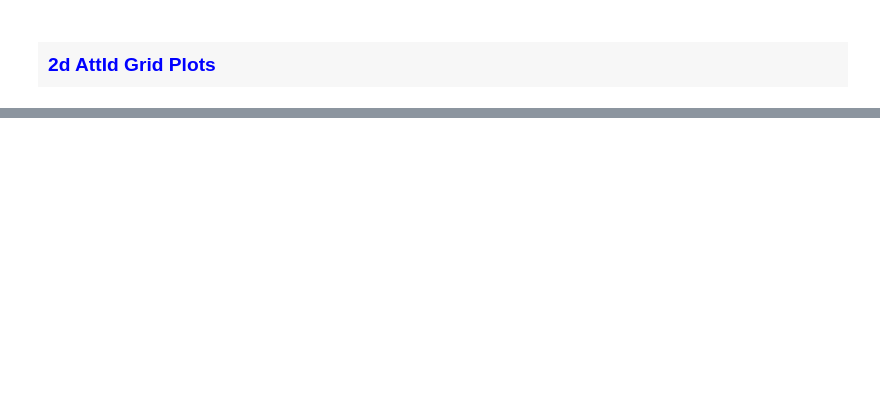
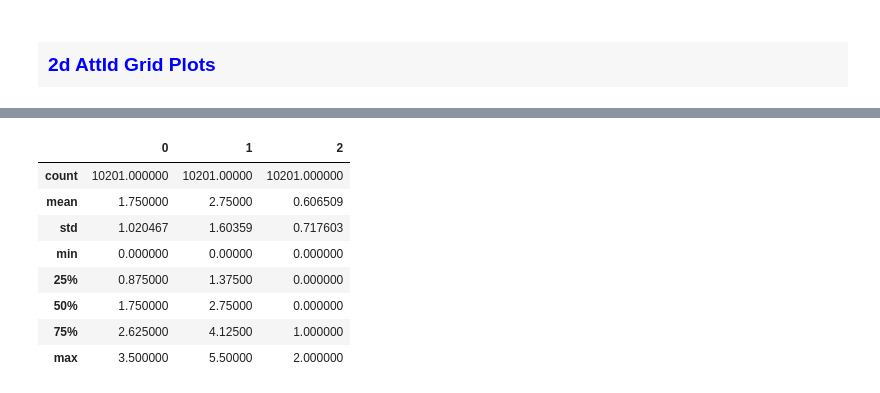
Before and after one commit to begelb/MLCD, a Jupyter notebook: data_production/AttId.ipynb, the cells around one changed output, grey strips where cells are left out. Cells and saved outputs as stored; diff of their text form; code cells hidden in the pictures; blank space fills up the shorter version.

```diff
--- a/data_production/AttId.ipynb
+++ b/data_production/AttId.ipynb
@@ -69,7 +70,17 @@ A resolution of 1.9 was used which yeilded 2 connected components in the graph
 # %%
 data_on_grid=np.loadtxt(path_out + 'data_on_grid.csv', delimiter=',')
 df=pd.read_csv(path_out + 'data_on_grid.csv', delimiter=',', header=None)
-#df.describe()
+df.describe()
+# %% [output]
+|  | 0 | 1 | 2 |
+| count | 10201.000000 | 10201.00000 | 10201.000000 |
+| mean | 1.750000 | 2.75000 | 0.606509 |
+| std | 1.020467 | 1.60359 | 0.717603 |
+| min | 0.000000 | 0.00000 | 0.000000 |
+| 25% | 0.875000 | 1.37500 | 0.000000 |
+| 50% | 1.750000 | 2.75000 | 0.000000 |
+| 75% | 2.625000 | 4.12500 | 1.000000 |
+| max | 3.500000 | 5.50000 | 2.000000 |
 # %%
 dim = exp_info['dim']
 N = int(num_points_per_dim)
```
Also changed, not shown: parts of 7 cells of this notebook, 3 other files.
